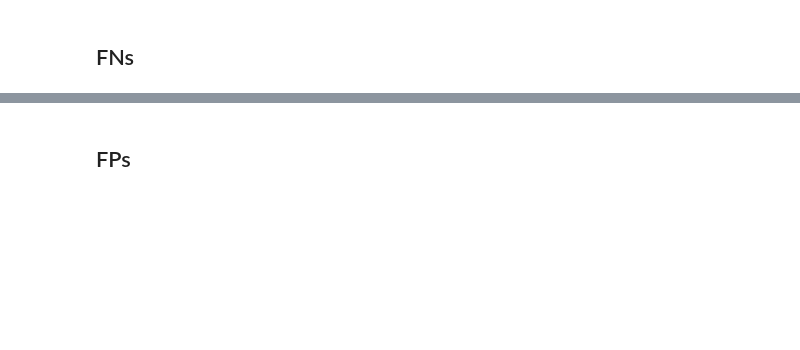
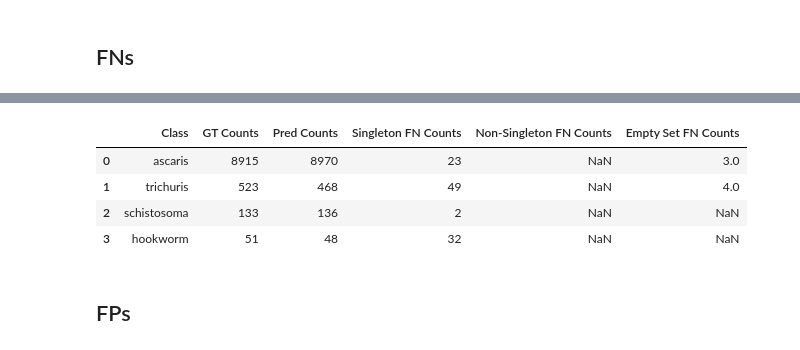
Before and after one commit to mohliyet/conformal_prediction, a Jupyter notebook: crepes_conf_score_implementation.ipynb, the cells around one changed output, grey strips where cells are left out. Saved outputs shown, nothing was run; the diff lists cells and outputs as text; code cells hidden in the pictures; blank space fills up the shorter version.

```diff
--- a/crepes_conf_score_implementation.ipynb
+++ b/crepes_conf_score_implementation.ipynb
@@ -255,5 +255,61 @@ counts_df
 | 2 | schistosoma | 133 | 136 | 2 | NaN | NaN |
 | 3 | hookworm | 51 | 48 | 32 | NaN | NaN |
+# %%
+# Filter out '-' class and create a new DataFrame
+df_filtered = df_testing[df_testing['gt_obj_id'] != '-']
+
+# Calculate counts
+gt_counts = df_filtered['gt_obj_id'].value_counts()
+pred_counts = df_filtered['pred_obj_id'].value_counts()
+
+# Create a mask where each value is True if the corresponding value in p_set_cols is 1
+mask = (df_filtered[p_set_cols] == 1)
+
+# Sum the True values along the rows. This gives the number of 1s in each row.
+one_counts = mask.sum(axis=1)
+
+# Create a mask where each value is True if the corresponding value in one_counts is 1 (singleton) and gt_obj_id does not match pred_obj_id
+mask_singleton_fn = (one_counts == 1) & (df_filtered['gt_obj_id'] != df_filtered['pred_obj_id'])
+
+# Use the mask to filter the DataFrame
+df_singleton_fn = df_filtered[mask_singleton_fn]
+singleton_counts_fn = df_singleton_fn['gt_obj_id'].value_counts()
+
+# For non-singleton sets, we want rows where the sum of 1s is more than 1 and the corresponding class in the set is 0
+mask_non_singleton = (one_counts > 1) & ~mask
+df_non_singleton_fn = df_filtered[mask_non_singleton]
+non_singleton_counts_fn = df_non_singleton_fn['gt_obj_id'].value_counts()
+
+# For empty sets, we want rows where the sum of 1s is 0
+mask_empty_set = (one_counts == 0) & (df_filtered['gt_obj_id'] != df_filtered['pred_obj_id'])
+df_empty_set_fn = df_filtered[mask_empty_set]
+empty_set_counts_fn = df_empty_set_fn['gt_obj_id'].value_counts()
+
+# Convert to DataFrame and merge
+gt_counts_df = gt_counts.reset_index().rename(columns={'index': 'Class', 'gt_obj_id': 'GT Counts'})
+pred_counts_df = pred_counts.reset_index().rename(columns={'index': 'Class', 'pred_obj_id': 'Pred Counts'})
+singleton_counts_fn_df = singleton_counts_fn.reset_index().rename(columns={'index': 'Class', 'gt_obj_id': 'Singleton FN Counts'})
+non_singleton_counts_fn_df = non_singleton_counts_fn.reset_index().rename(columns={'index': 'Class', 'gt_obj_id': 'Non-Singleton FN Counts'})
+empty_set_counts_fn_df = empty_set_counts_fn.reset_index().rename(columns={'index': 'Class', 'gt_obj_id': 'Empty Set FN Counts'})
+
+counts_df = pd.merge(gt_counts_df, pred_counts_df, on='Class', how='outer')
+counts_df = pd.merge(counts_df, singleton_counts_fn_df, on='Class', how='outer')
+counts_df = pd.merge(counts_df, non_singleton_counts_fn_df, on='Class', how='outer')
+counts_df = pd.merge(counts_df, empty_set_counts_fn_df, on='Class', how='outer')
+
+# Create a mapping dictionary
+class_mapping = {0: 'ascaris', 1: 'trichuris', 2: 'hookworm', 3: 'schistosoma'}
+
+# Replace numeric class labels with string labels
+counts_df['Class'] = counts_df['Class'].replace(class_mapping)
+
+counts_df
+# %% [output]
+|  | Class | GT Counts | Pred Counts | Singleton FN Counts | Non-Singleton FN Counts | Empty Set FN Counts |
+| 0 | ascaris | 8915 | 8970 | 23 | NaN | 3.0 |
+| 1 | trichuris | 523 | 468 | 49 | NaN | 4.0 |
+| 2 | schistosoma | 133 | 136 | 2 | NaN | NaN |
+| 3 | hookworm | 51 | 48 | 32 | NaN | NaN |
 # %% [markdown]
 ## FPs
 # %%
```
Also changed, not shown: parts of 12 cells of this notebook, 1 other file.
